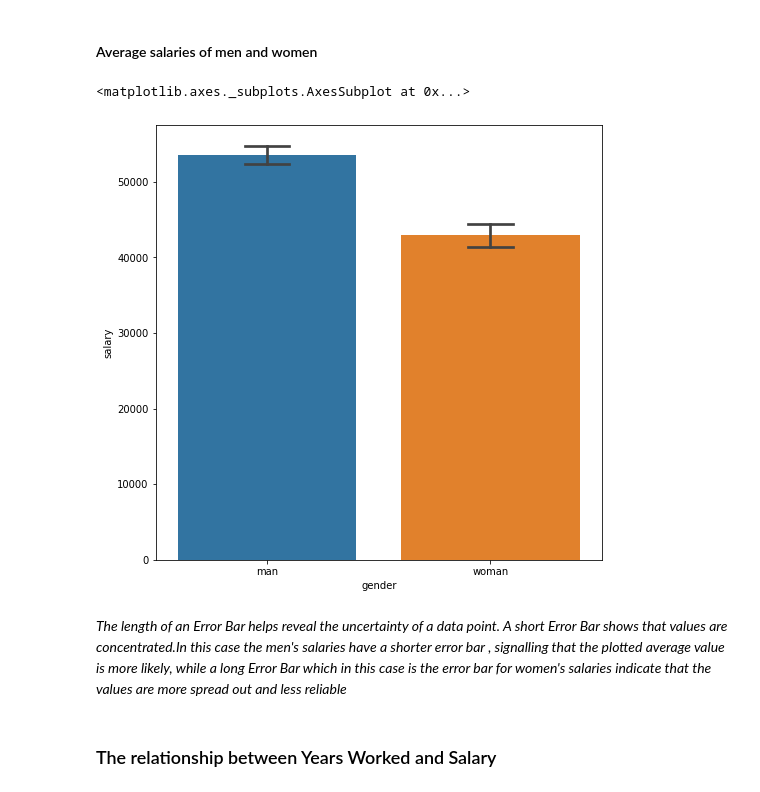
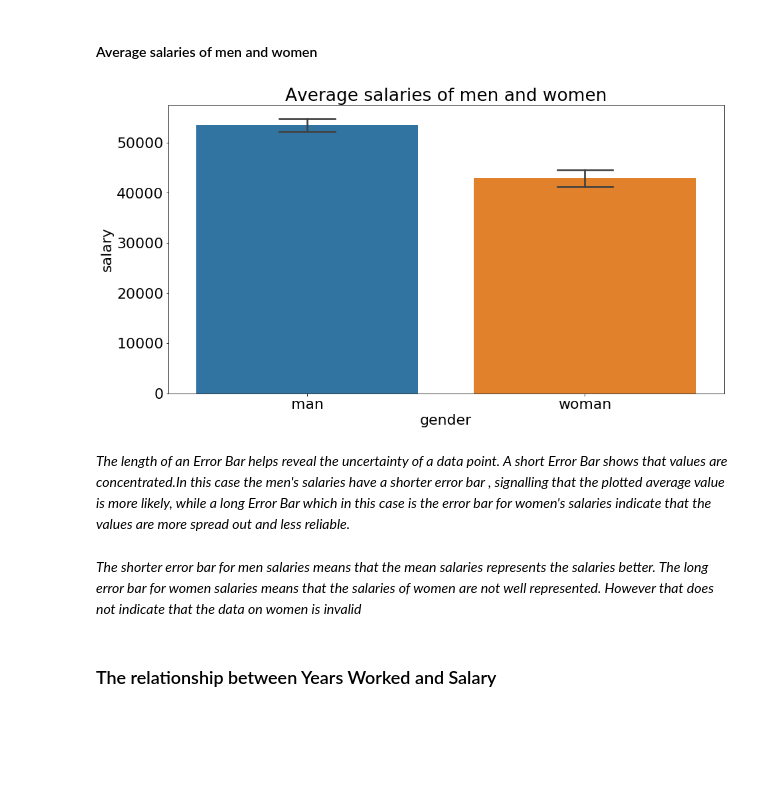
Before and after one commit to LeboSeribe/Salaries, a Jupyter notebook: predicting_salaries.ipynb, the cells around one changed output. Drawn from its saved outputs; the diff is of its cells as text; code cells hidden in the pictures; blank space fills up the shorter version.

```diff
--- a/predicting_salaries.ipynb
+++ b/predicting_salaries.ipynb
@@ -155,0 +139,7 @@ plt.hist(salaries_data.salary)
+# %%
+plt.figure(figsize=(25,10))
+plt.hist(salaries_data.salary)
+plt.title('The histogram of salaries earned',fontdict={'fontsize':30})
+plt.xlabel('Salaries')
+plt.ylabel('Frequency')
+plt.rcParams.update({'font.size': 22})
@@ -161,18 +153,23 @@ a lot of people are holding junior positions.*
 # %% [markdown]
 #### Average salaries of men and women
 # %%
-plt.figure(figsize=(8,8))
+plt.figure(figsize=(15,8))
 sns.barplot(salaries_data['gender'],salaries_data['salary'],capsize=0.2)
+plt.title('Average salaries of men and women')
+plt.rcParams.update({'font.size': 20})
 # %% [output]
-<matplotlib.axes._subplots.AxesSubplot at 0x...>
-[figure, old version]
+[figure, new version]
 # %% [markdown]
 *The length of an Error Bar helps reveal the uncertainty of a data point.
     A short Error Bar shows that values are concentrated.In this case the men's salaries
     have a shorter error bar
     , signalling that the plotted average value is more likely,
     while a long Error Bar which in this case is the error bar for women's salaries
-    indicate that the values are more spread out and less reliable*
+    indicate that the values are more spread out and less reliable.*
+# %% [markdown]
+*The shorter error bar for men salaries means that the mean salaries represents the salaries better.
+The long error bar  for women salaries means that the salaries of women are not well represented.
+However that does not indicate that the data on women is invalid*
 # %% [markdown]
 ### The relationship between Years Worked and Salary
 # %% [markdown]
```
Also changed, not shown: parts of 16 cells of this notebook.
